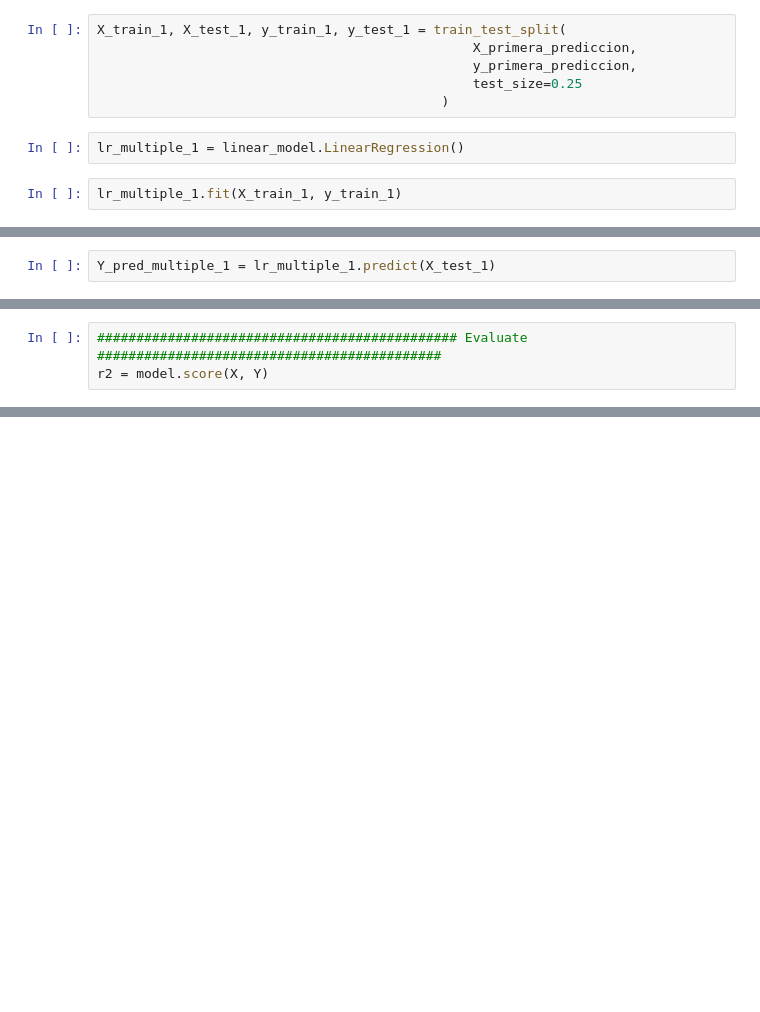
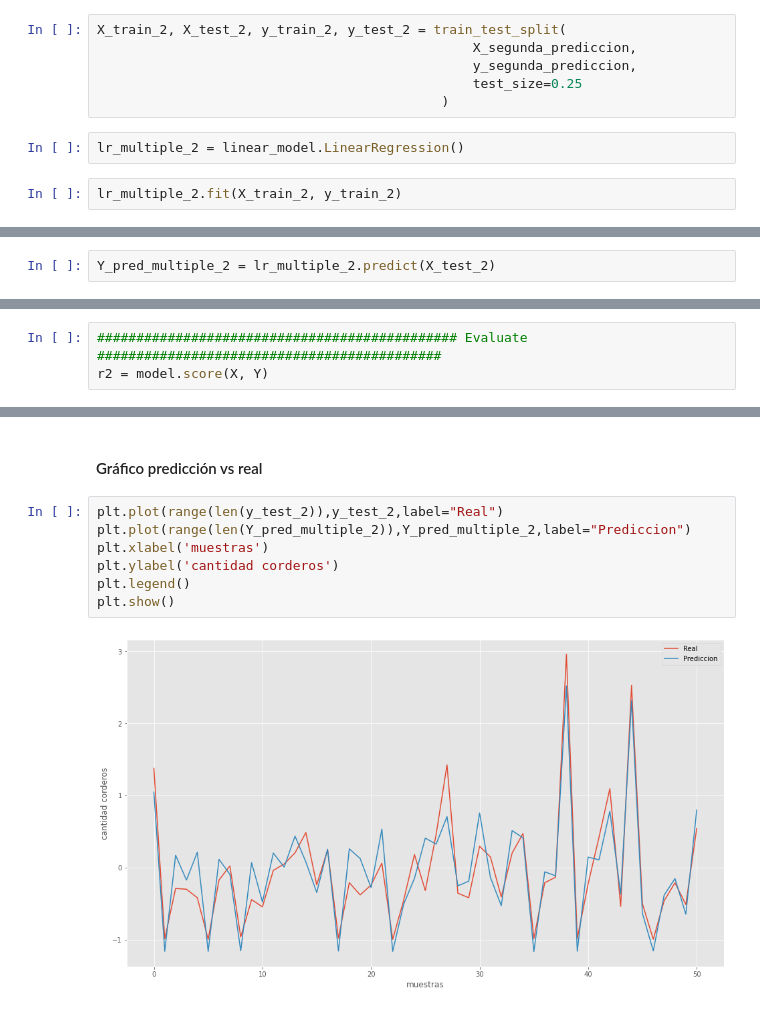
Before and after one commit to LucilaAllende/datos-tesina-2021, a Jupyter notebook: 2022/Mostrar a Leo.ipynb, the cells around one changed output, grey strips where cells are left out. Saved outputs shown, nothing was run; the diff lists cells and outputs as text; blank space fills up the shorter version.

```diff
--- a/2022/Mostrar a Leo.ipynb
+++ b/2022/Mostrar a Leo.ipynb
@@ -254,14 +288,14 @@ y_primera_prediccion = standard_scaler.transform(l_values)
 # %%
-X_train_1, X_test_1, y_train_1, y_test_1 = train_test_split(
-                                                X_primera_prediccion,
-                                                y_primera_prediccion,
+X_train_2, X_test_2, y_train_2, y_test_2 = train_test_split(
+                                                X_segunda_prediccion,
+                                                y_segunda_prediccion,
                                                 test_size=0.25
                                             )
 # %%
-lr_multiple_1 = linear_model.LinearRegression()
+lr_multiple_2 = linear_model.LinearRegression()
 # %%
-lr_multiple_1.fit(X_train_1, y_train_1)
+lr_multiple_2.fit(X_train_2, y_train_2)
 # %% [output]
 LinearRegression()
 # %%
-Y_pred_multiple_1 = lr_multiple_1.predict(X_test_1)
+Y_pred_multiple_2 = lr_multiple_2.predict(X_test_2)
@@ -431,0 +485,11 @@ https://aprendeconejemplos.org/python/preprocesamiento-de-datasets-con-scikit-le
+# %% [markdown]
+#### Gráfico predicción vs real
+# %%
+plt.plot(range(len(y_test_2)),y_test_2,label="Real")
+plt.plot(range(len(Y_pred_multiple_2)),Y_pred_multiple_2,label="Prediccion")
+plt.xlabel('muestras')
+plt.ylabel('cantidad corderos')
+plt.legend()
+plt.show()
+# %% [output]
+[figure, added]
```
Also changed, not shown: parts of 57 cells of this notebook, 5 other files.
